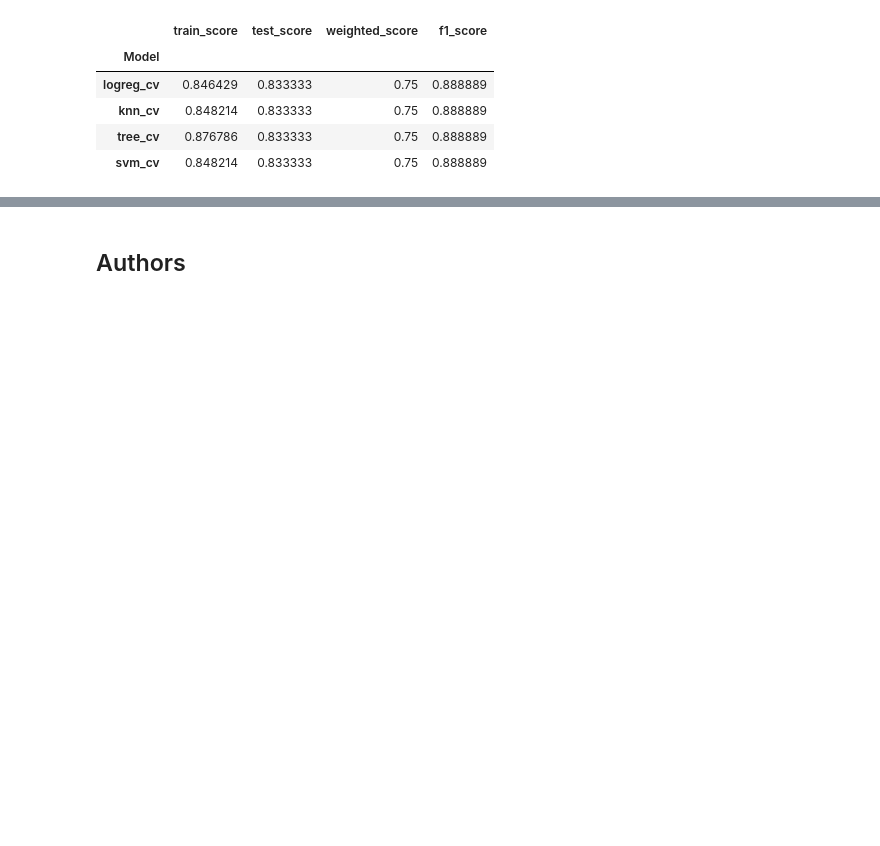
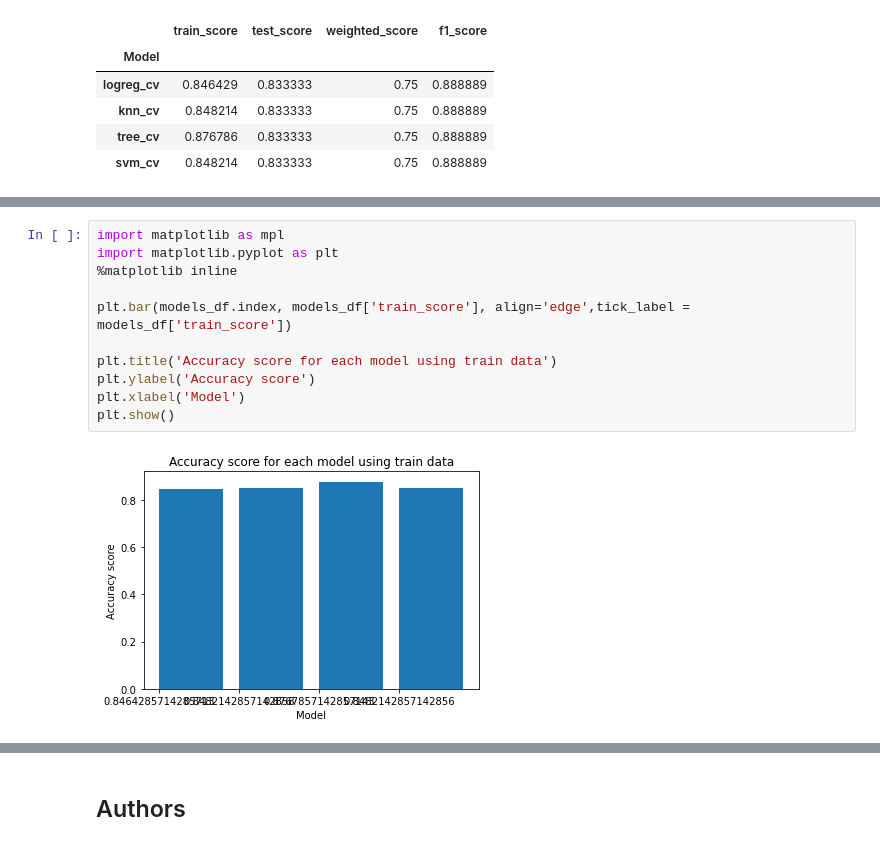
Before and after one commit to GlenioJr/space_y_project, a Jupyter notebook: Machine Learning Prediction.ipynb, the cells around one changed output, grey strips where cells are left out. Drawn from its saved outputs; the diff is of its cells as text; blank space fills up the shorter version.

```diff
--- a/Machine Learning Prediction.ipynb
+++ b/Machine Learning Prediction.ipynb
@@ -380,0 +384,13 @@ models_df
+# %%
+import matplotlib as mpl
+import matplotlib.pyplot as plt
+%matplotlib inline
+
+plt.bar(models_df.index, models_df['train_score'], align='edge',tick_label = models_df['train_score'])
+
+plt.title('Accuracy score for each model using train data')
+plt.ylabel('Accuracy score')
+plt.xlabel('Model')
+plt.show()
+# %% [output]
+[figure, added]
```
Also changed, not shown: parts of 2 cells of this notebook.
